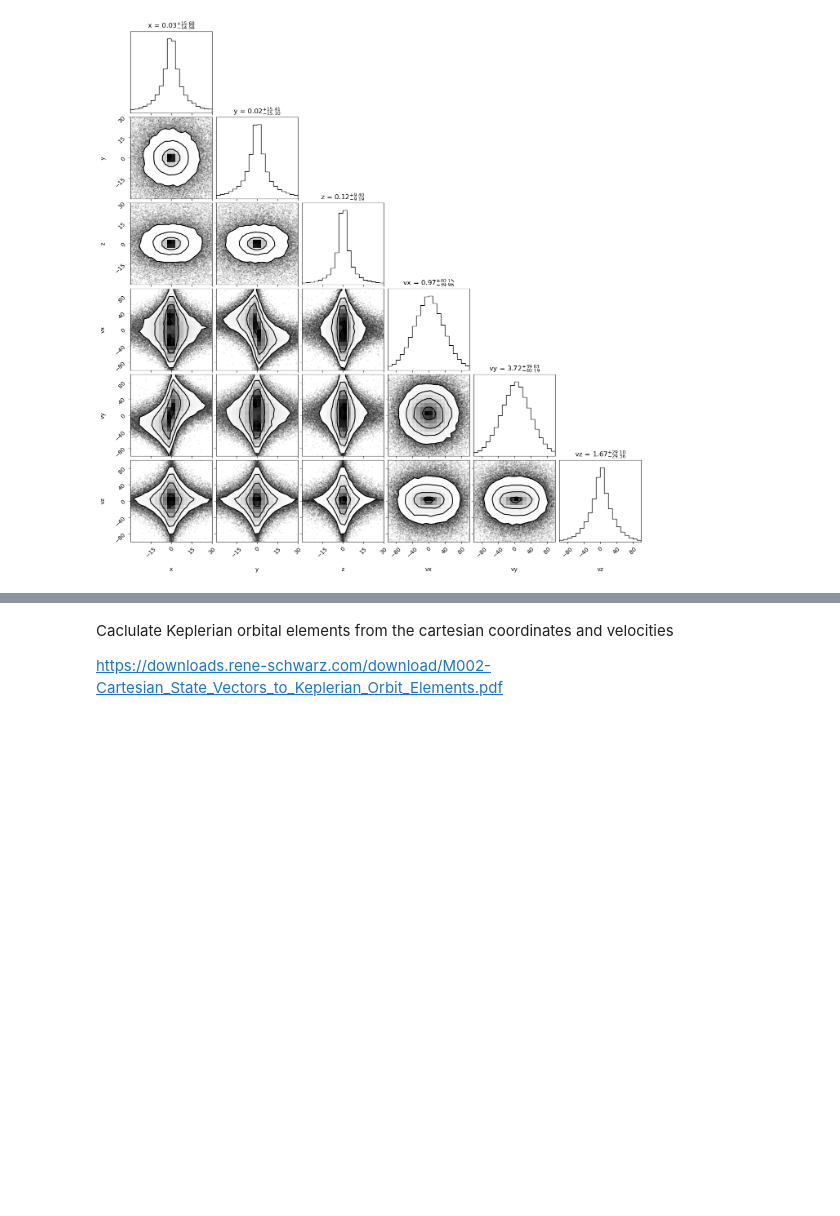
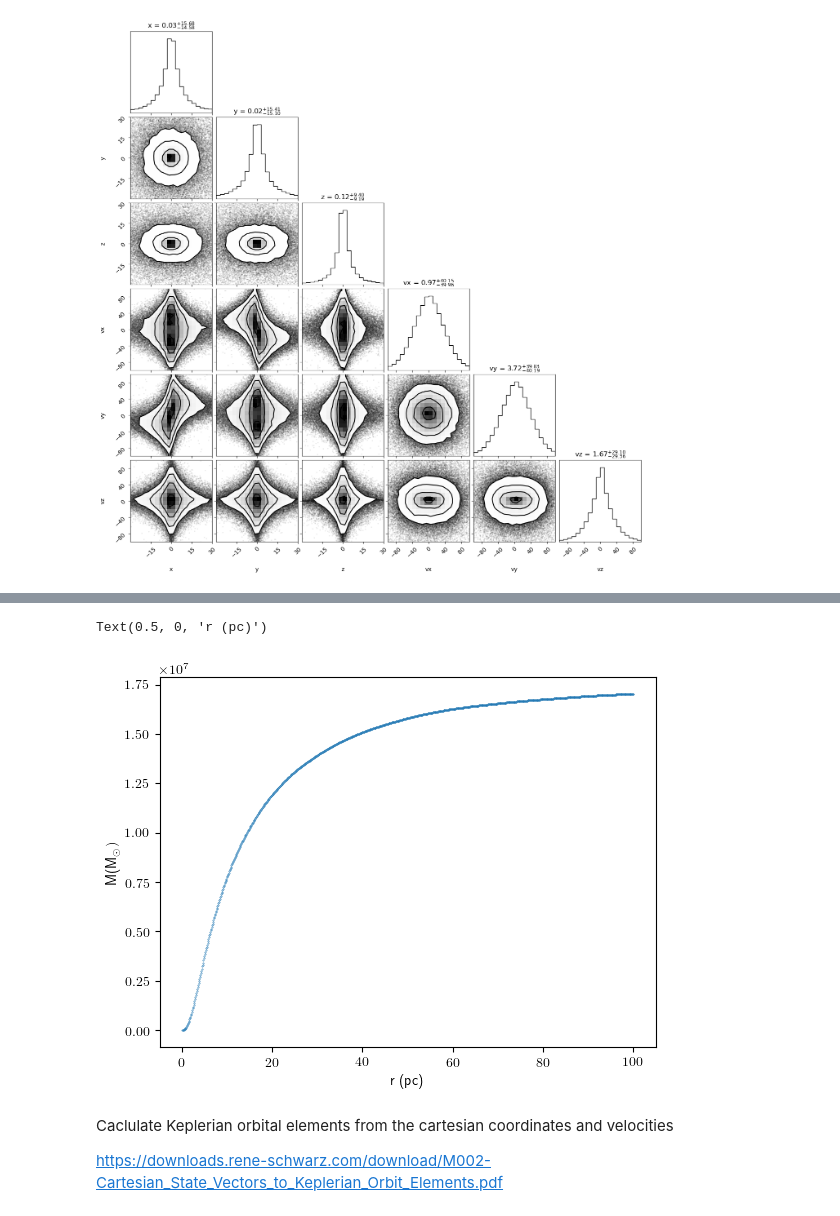
Before and after one commit to janeisbright/Research_Data_Foundations_Final_Project, a Jupyter notebook: NSC_statistical_analysis.ipynb, the cells around one changed output, grey strips where cells are left out. Drawn from its saved outputs; the diff is of its cells as text; code cells hidden in the pictures; blank space fills up the shorter version.

```diff
--- a/NSC_statistical_analysis.ipynb
+++ b/NSC_statistical_analysis.ipynb
@@ -158,3 +173,11 @@ fig = corner.corner(df_com.loc[df_com.star==True][['x','y','z','vx','vy','vz']],
+# %%
+fig, ax = plt.subplots()
+ax.scatter(r_smooth_lin, mass_r, .1)
+ax.set_ylabel('M(M$_{\\odot})$')
+ax.set_xlabel('r (pc)')
+# %% [output]
+Text(0.5, 0, 'r (pc)')
+[figure, added]
 # %% [markdown]
 Caclulate Keplerian orbital elements from the cartesian coordinates and velocities
 
```
Also changed, not shown: parts of 35 cells of this notebook.
